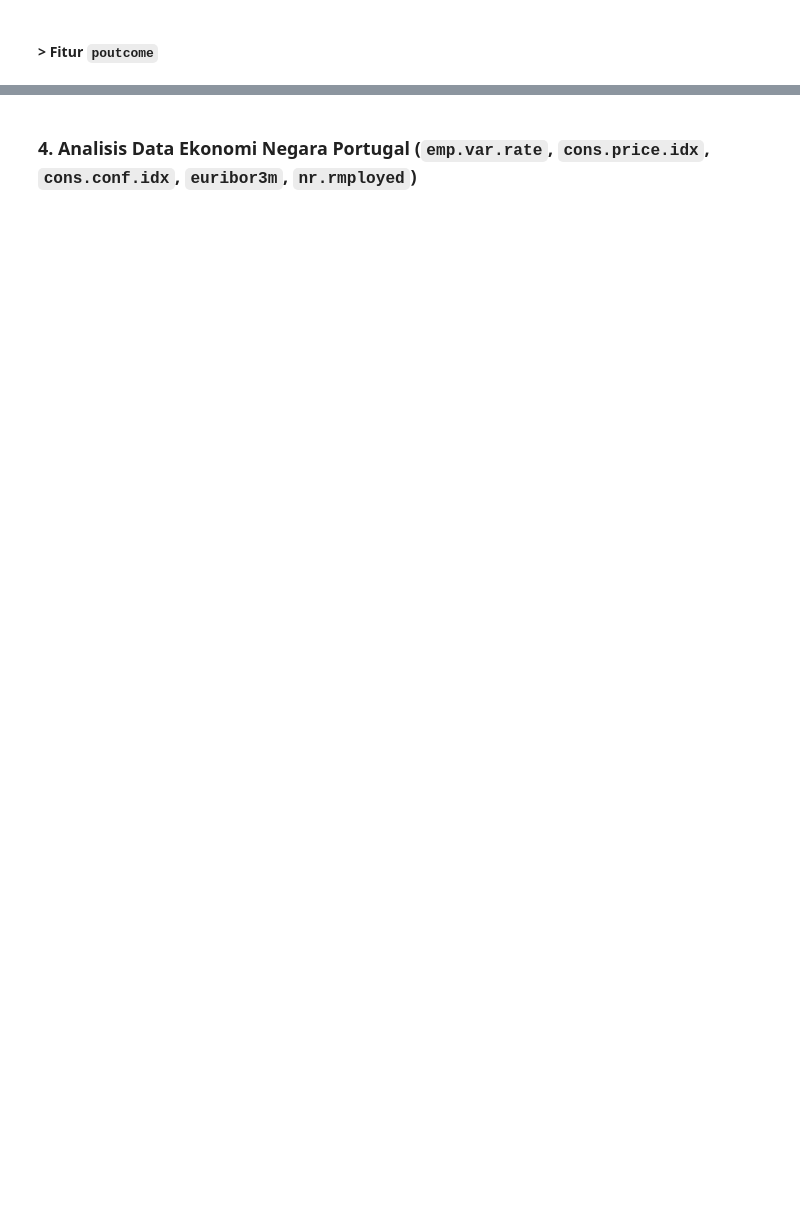
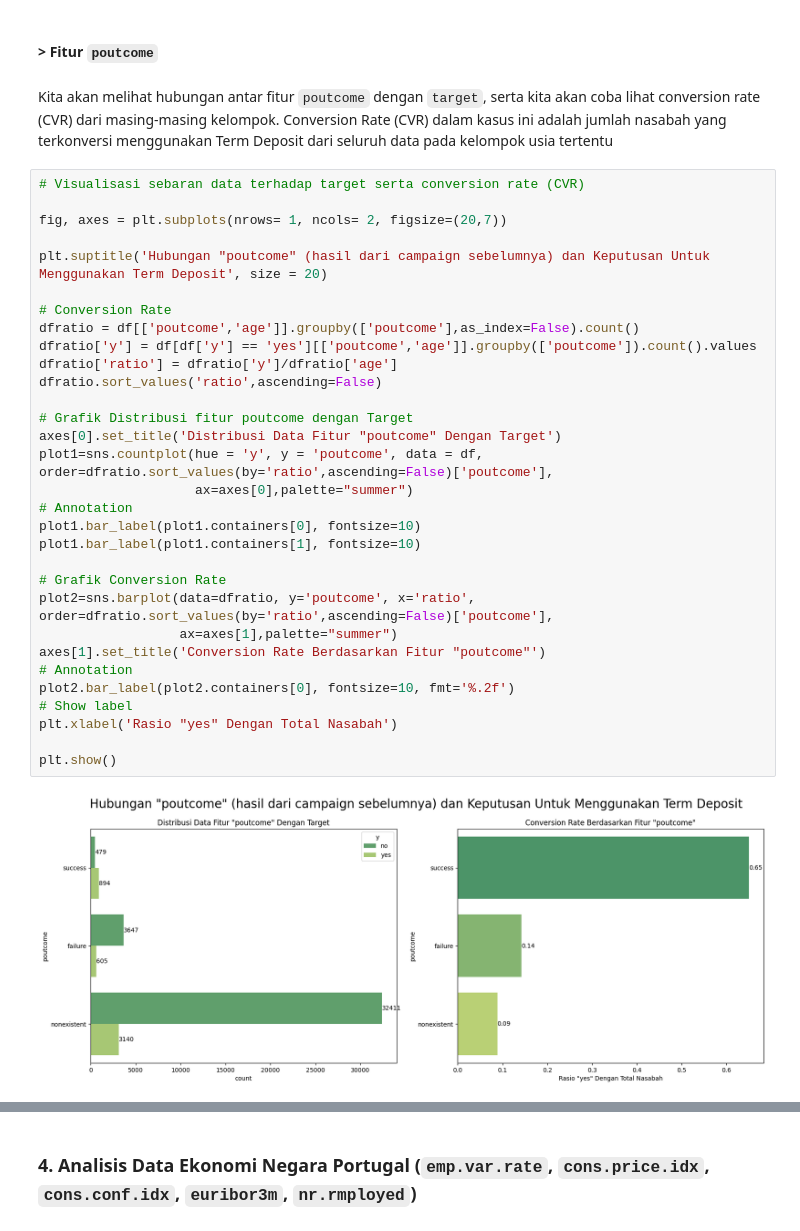
Before and after one commit to PurwadhikaDev/DeltaGroup_JC_DS_FT_Jogja_01_FinalProject, a Jupyter notebook: notebooks/GroupDelta_Bank_Marketing_Campaign.ipynb, the cells around one changed output, grey strips where cells are left out. Saved outputs shown, nothing was run; the diff lists cells and outputs as text; blank space fills up the shorter version.

```diff
--- a/notebooks/GroupDelta_Bank_Marketing_Campaign.ipynb
+++ b/notebooks/GroupDelta_Bank_Marketing_Campaign.ipynb
@@ -1029,2 +1197,37 @@ __Insight:__
 # %% [markdown]
 #### > Fitur `poutcome`
+# %% [markdown]
+Kita akan melihat hubungan antar fitur `poutcome` dengan `target`, serta kita akan coba lihat conversion rate (CVR) dari masing-masing kelompok. Conversion Rate (CVR) dalam kasus ini adalah jumlah nasabah yang terkonversi menggunakan Term Deposit dari seluruh data pada kelompok usia tertentu
+# %%
+# Visualisasi sebaran data terhadap target serta conversion rate (CVR)
+
+fig, axes = plt.subplots(nrows= 1, ncols= 2, figsize=(20,7))
+
+plt.suptitle('Hubungan "poutcome" (hasil dari campaign sebelumnya) dan Keputusan Untuk Menggunakan Term Deposit', size = 20)
+
+# Conversion Rate
+dfratio = df[['poutcome','age']].groupby(['poutcome'],as_index=False).count()
+dfratio['y'] = df[df['y'] == 'yes'][['poutcome','age']].groupby(['poutcome']).count().values
+dfratio['ratio'] = dfratio['y']/dfratio['age']
+dfratio.sort_values('ratio',ascending=False)
+
+# Grafik Distribusi fitur poutcome dengan Target
+axes[0].set_title('Distribusi Data Fitur "poutcome" Dengan Target')
+plot1=sns.countplot(hue = 'y', y = 'poutcome', data = df, order=dfratio.sort_values(by='ratio',ascending=False)['poutcome'],
+                    ax=axes[0],palette="summer")
+# Annotation
+plot1.bar_label(plot1.containers[0], fontsize=10)
+plot1.bar_label(plot1.containers[1], fontsize=10)
+
+# Grafik Conversion Rate
+plot2=sns.barplot(data=dfratio, y='poutcome', x='ratio', order=dfratio.sort_values(by='ratio',ascending=False)['poutcome'],
+                  ax=axes[1],palette="summer")
+axes[1].set_title('Conversion Rate Berdasarkan Fitur "poutcome"')
+# Annotation
+plot2.bar_label(plot2.containers[0], fontsize=10, fmt='%.2f')
+# Show label
+plt.xlabel('Rasio "yes" Dengan Total Nasabah')
+
+plt.show()
+# %% [output]
+[figure, added]
```
Also changed, not shown: parts of 73 cells of this notebook.
